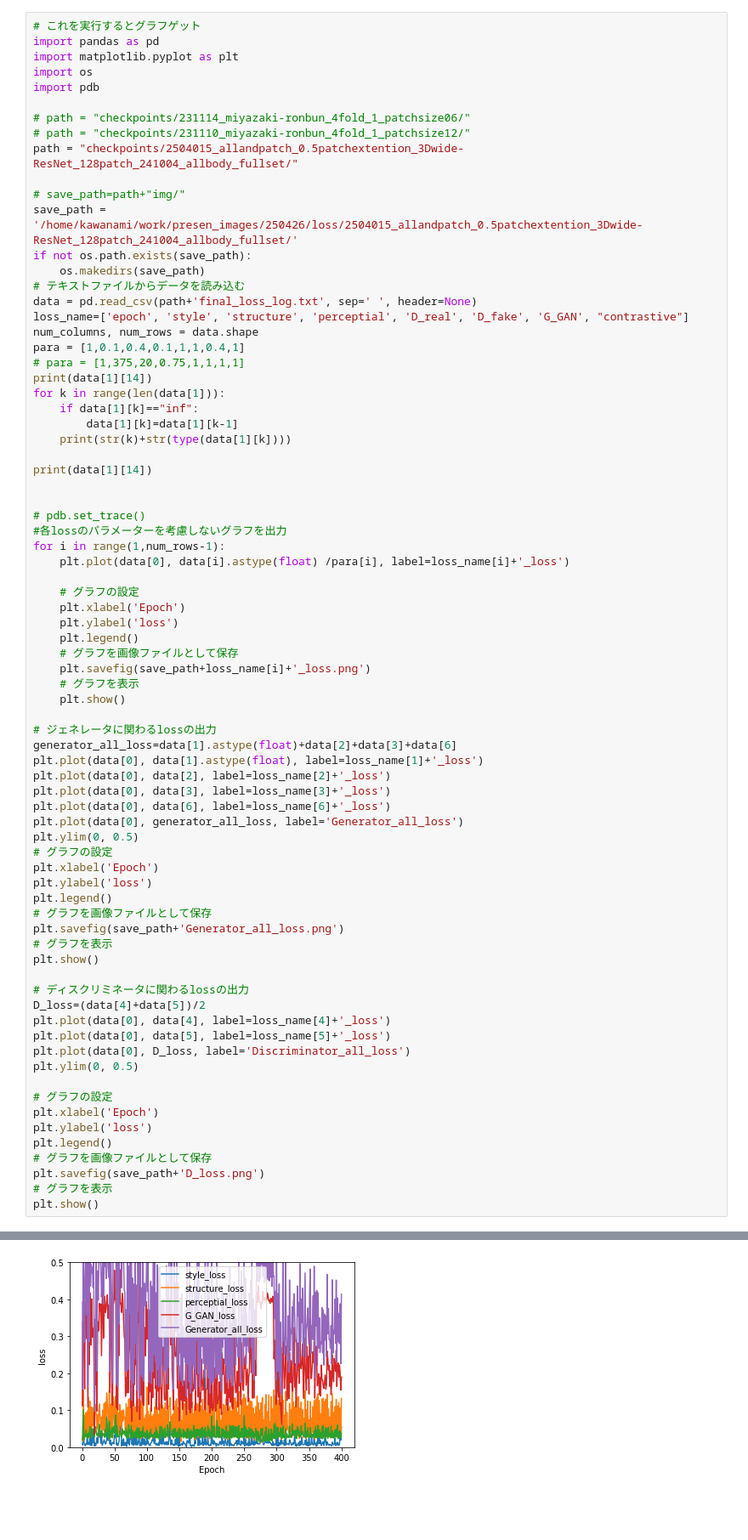
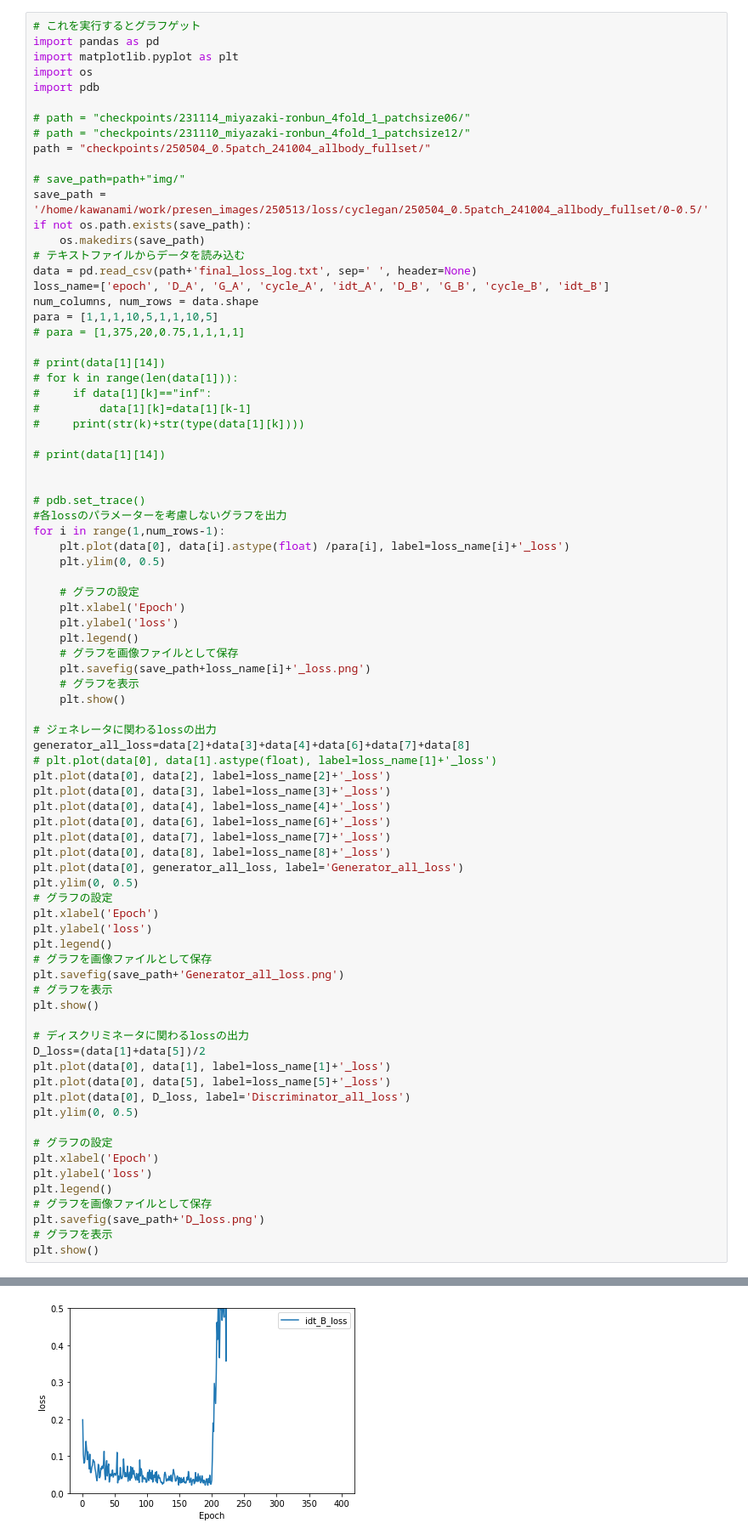
Before and after one commit to Kawa73jobKotarou/Cyclegan, a Jupyter notebook: loss_graph.ipynb, the cells around one changed output, grey strips where cells are left out. Shown at 85% size. Cells and saved outputs as stored; diff of their text form; blank space fills up the shorter version.

```diff
--- a/loss_graph.ipynb
+++ b/loss_graph.ipynb
@@ -31,31 +31,33 @@ import pdb
 
 # path = "checkpoints/231114_miyazaki-ronbun_4fold_1_patchsize06/"
 # path = "checkpoints/231110_miyazaki-ronbun_4fold_1_patchsize12/"
-path = "checkpoints/2504015_allandpatch_0.5patchextention_3Dwide-ResNet_128patch_241004_allbody_fullset/"
+path = "checkpoints/250504_0.5patch_241004_allbody_fullset/"
 
 # save_path=path+"img/"
-save_path = '/home/kawanami/work/presen_images/250426/loss/2504015_allandpatch_0.5patchextention_3Dwide-ResNet_128patch_241004_allbody_fullset/'
+save_path = '/home/kawanami/work/presen_images/250513/loss/cyclegan/250504_0.5patch_241004_allbody_fullset/0-0.5/'
 if not os.path.exists(save_path):
     os.makedirs(save_path)
 # テキストファイルからデータを読み込む
 data = pd.read_csv(path+'final_loss_log.txt', sep=' ', header=None)
-loss_name=['epoch', 'style', 'structure', 'perceptial', 'D_real', 'D_fake', 'G_GAN', "contrastive"]
+loss_name=['epoch', 'D_A', 'G_A', 'cycle_A', 'idt_A', 'D_B', 'G_B', 'cycle_B', 'idt_B']
 num_columns, num_rows = data.shape
-para = [1,0.1,0.4,0.1,1,1,0.4,1]
+para = [1,1,1,10,5,1,1,10,5]
 # para = [1,375,20,0.75,1,1,1,1]
-print(data[1][14])
-for k in range(len(data[1])):
-    if data[1][k]=="inf":
-        data[1][k]=data[1][k-1]
-    print(str(k)+str(type(data[1][k])))
 
-print(data[1][14])
+# print(data[1][14])
+# for k in range(len(data[1])):
+#     if data[1][k]=="inf":
+#         data[1][k]=data[1][k-1]
+#     print(str(k)+str(type(data[1][k])))
+
+# print(data[1][14])
 
 
 # pdb.set_trace()
 #各lossのパラメーターを考慮しないグラフを出力
 for i in range(1,num_rows-1):
     plt.plot(data[0], data[i].astype(float) /para[i], label=loss_name[i]+'_loss')
+    plt.ylim(0, 0.5)
 
     # グラフの設定
     plt.xlabel('Epoch')
@@ -67,11 +69,14 @@ for i in range(1,num_rows-1):
     plt.show()
 
 # ジェネレータに関わるlossの出力
-generator_all_loss=data[1].astype(float)+data[2]+data[3]+data[6]
-plt.plot(data[0], data[1].astype(float), label=loss_name[1]+'_loss')
+generator_all_loss=data[2]+data[3]+data[4]+data[6]+data[7]+data[8]
+# plt.plot(data[0], data[1].astype(float), label=loss_name[1]+'_loss')
 plt.plot(data[0], data[2], label=loss_name[2]+'_loss')
 plt.plot(data[0], data[3], label=loss_name[3]+'_loss')
+plt.plot(data[0], data[4], label=loss_name[4]+'_loss')
 plt.plot(data[0], data[6], label=loss_name[6]+'_loss')
+plt.plot(data[0], data[7], label=loss_name[7]+'_loss')
+plt.plot(data[0], data[8], label=loss_name[8]+'_loss')
 plt.plot(data[0], generator_all_loss, label='Generator_all_loss')
 plt.ylim(0, 0.5)
 # グラフの設定
@@ -84,8 +89,8 @@ plt.savefig(save_path+'Generator_all_loss.png')
 plt.show()
 
 # ディスクリミネータに関わるlossの出力
-D_loss=(data[4]+data[5])/2
-plt.plot(data[0], data[4], label=loss_name[4]+'_loss')
+D_loss=(data[1]+data[5])/2
+plt.plot(data[0], data[1], label=loss_name[1]+'_loss')
 plt.plot(data[0], data[5], label=loss_name[5]+'_loss')
 plt.plot(data[0], D_loss, label='Discriminator_all_loss')
 plt.ylim(0, 0.5)
@@ -126 +114 @@ plt.show()
-[figure, old version]
+[figure, new version]
```
Also changed, not shown: parts of 1 cell of this notebook, 2 other files.
